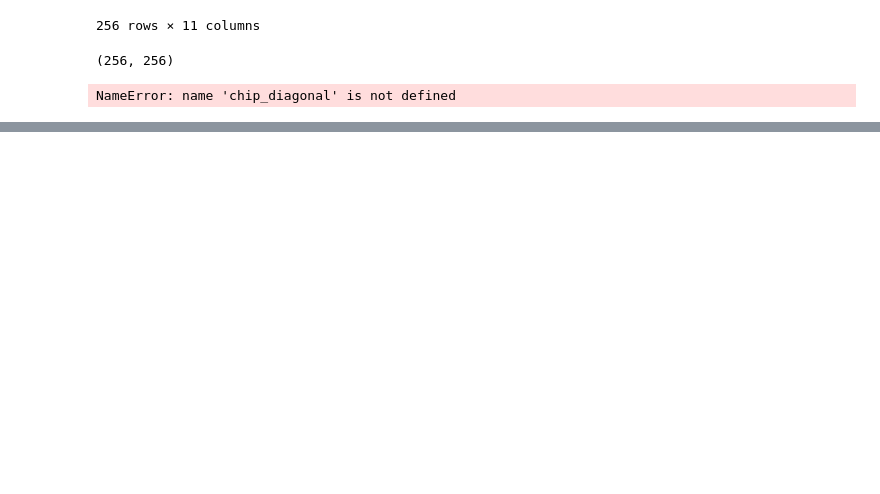
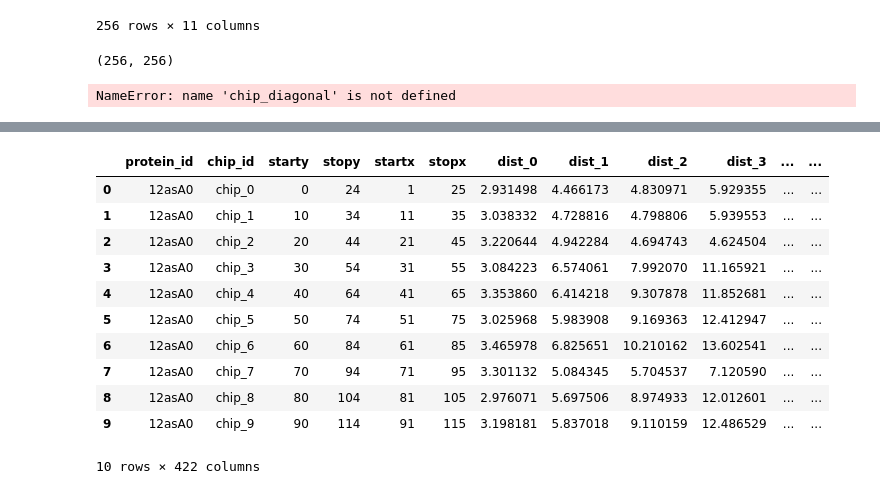
Before and after one commit to koneill1994/Protein_TDA_Analysis, a Jupyter notebook: diag_chip_package.ipynb, the cells around one changed output, grey strips where cells are left out. Cells and saved outputs as stored; diff of their text form; code cells hidden in the pictures; blank space fills up the shorter version.

Commit message:
Added starty and stopy and x

```diff
--- a/diag_chip_package.ipynb
+++ b/diag_chip_package.ipynb
@@ -1297,0 +1300,15 @@ df
+# %%
+dataset.iloc[0:10]
+# %% [output]
+|  | protein_id | chip_id | starty | stopy | startx | stopx | dist_0 | dist_1 | dist_2 | dist_3 | ... | ... |
+| 0 | 12asA0 | chip_0 | 0 | 24 | 1 | 25 | 2.931498 | 4.466173 | 4.830971 | 5.929355 | ... | ... |
+| 1 | 12asA0 | chip_1 | 10 | 34 | 11 | 35 | 3.038332 | 4.728816 | 4.798806 | 5.939553 | ... | ... |
+| 2 | 12asA0 | chip_2 | 20 | 44 | 21 | 45 | 3.220644 | 4.942284 | 4.694743 | 4.624504 | ... | ... |
+| 3 | 12asA0 | chip_3 | 30 | 54 | 31 | 55 | 3.084223 | 6.574061 | 7.992070 | 11.165921 | ... | ... |
+| 4 | 12asA0 | chip_4 | 40 | 64 | 41 | 65 | 3.353860 | 6.414218 | 9.307878 | 11.852681 | ... | ... |
+| 5 | 12asA0 | chip_5 | 50 | 74 | 51 | 75 | 3.025968 | 5.983908 | 9.169363 | 12.412947 | ... | ... |
+| 6 | 12asA0 | chip_6 | 60 | 84 | 61 | 85 | 3.465978 | 6.825651 | 10.210162 | 13.602541 | ... | ... |
+| 7 | 12asA0 | chip_7 | 70 | 94 | 71 | 95 | 3.301132 | 5.084345 | 5.704537 | 7.120590 | ... | ... |
+| 8 | 12asA0 | chip_8 | 80 | 104 | 81 | 105 | 2.976071 | 5.697506 | 8.974933 | 12.012601 | ... | ... |
+| 9 | 12asA0 | chip_9 | 90 | 114 | 91 | 115 | 3.198181 | 5.837018 | 9.110159 | 12.486529 | ... | ... |
+10 rows × 422 columns
```
Also changed, not shown: parts of 4 cells of this notebook, 1 other file.
